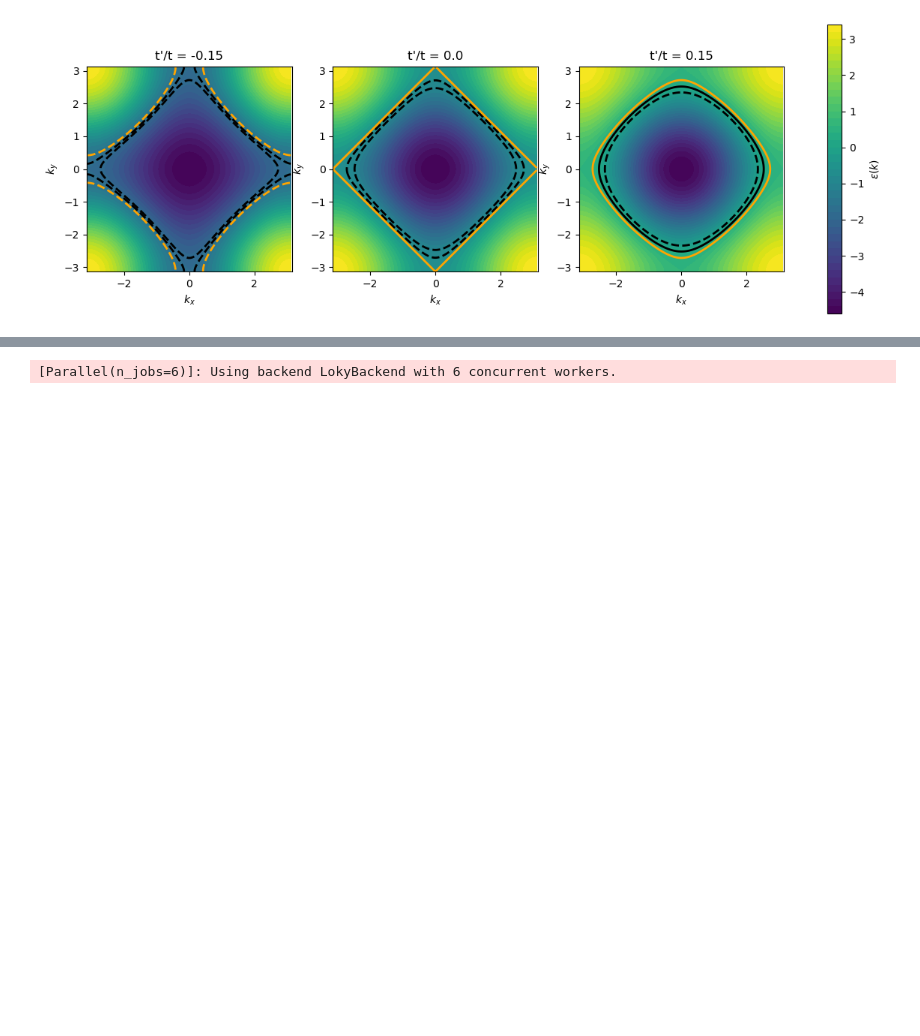
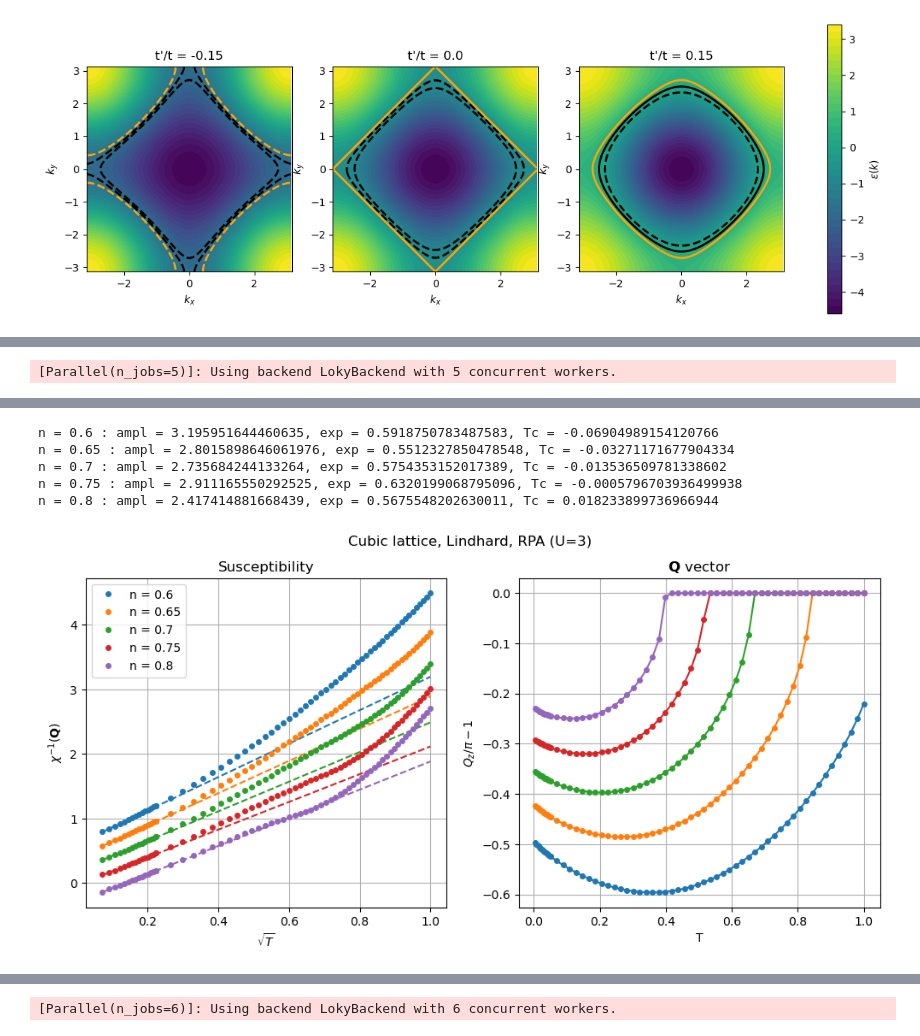
Before and after one commit to cctort/quantum_criticality, a Jupyter notebook: chi_rpa.ipynb, the cells around one changed output, grey strips where cells are left out. Saved outputs shown, nothing was run; the diff lists cells and outputs as text; code cells hidden in the pictures; blank space fills up the shorter version.

```diff
--- a/chi_rpa.ipynb
+++ b/chi_rpa.ipynb
@@ -180,0 +170,27 @@ plt.show()
+# %%
+U = 3
+n_list = np.linspace(0.6, 0.8, 5)
+T_list = np.concatenate([np.linspace(0.005, 0.05, 15), np.linspace(0.05, 1., 50)])
+par_list = [{'U': U, 'n': n, 'T': T_list} for n in n_list]
+title = f'Cubic lattice, Lindhard, RPA (U={U})'
+
+nk = 150
+sweep_dict = [{'par_dict': par_dict, 'nk': nk, 'fit': True, 'nk_avg': (1,1)} for par_dict in par_list]
+results_list = sweep_parallel(sweep_chirpa, sweep_dict, n_jobs=5)
+
+fig = None
+for results in results_list:
+    n = results['par_list'][0]['n']
+    Tc = results['Xc']
+    ampl = results['ampl']
+    gamma = results['gamma']
+    print(f"n = {n} : ampl = {ampl}, exp = {gamma}, Tc = {Tc}")
+    fig, fit = pcut_chi(results, 'T', plot_Q=(0,0,1), x_exp=0.5, fit=True,
+                        title=title, label=f'n = {n}', figure=fig)
+
+    #_, axs = fig
+    #axs[0].plot(T_list**0.5, critical1(T_list, ampl, gamma, Tc))
+
+plt.show()
+# %% [output]
+[Parallel(n_jobs=5)]: Using backend LokyBackend with 5 concurrent workers.
@@ -180,0 +208,6 @@ plt.show()
+n = 0.6 : ampl = 3.195951644460635, exp = 0.5918750783487583, Tc = -0.06904989154120766
+n = 0.65 : ampl = 2.8015898646061976, exp = 0.5512327850478548, Tc = -0.03271171677904334
+n = 0.7 : ampl = 2.735684244133264, exp = 0.5754353152017389, Tc = -0.013536509781338602
+n = 0.75 : ampl = 2.911165550292525, exp = 0.6320199068795096, Tc = -0.0005796703936499938
+n = 0.8 : ampl = 2.417414881668439, exp = 0.5675548202630011, Tc = 0.018233899736966944
+[figure, added]
```
Also changed, not shown: parts of 11 cells of this notebook, 3 other files.
